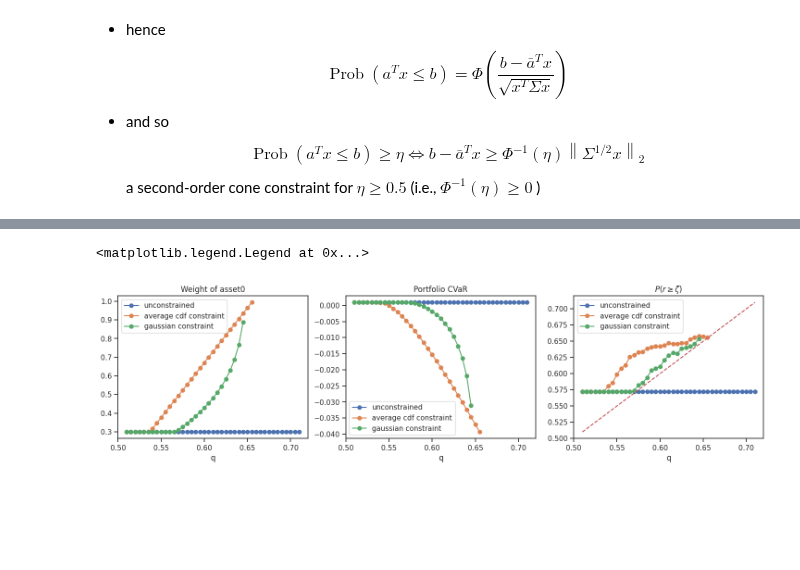
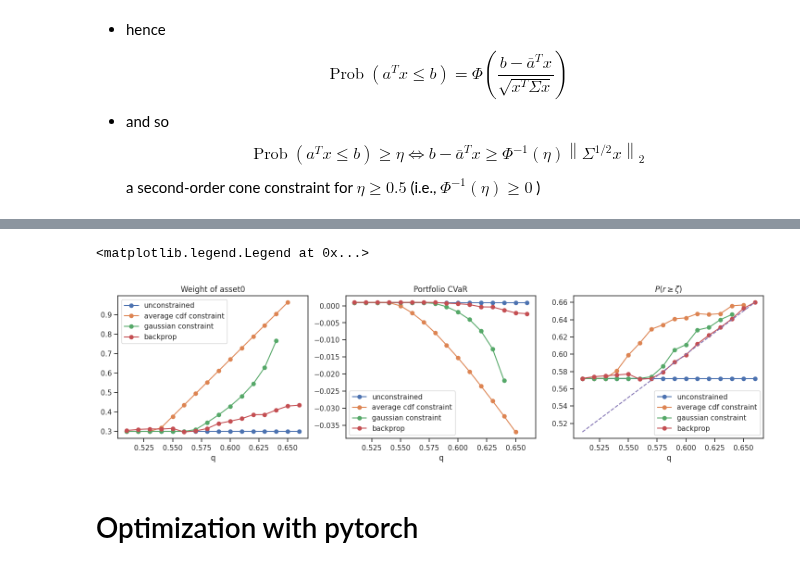
Before and after one commit to starovoitovs/defi, a Jupyter notebook: generator_cvar_soc.ipynb, the cells around one changed output, grey strips where cells are left out. Cells and saved outputs as stored; diff of their text form; code cells hidden in the pictures; blank space fills up the shorter version.

Commit message:
Add pytorch algo

```diff
--- a/generator_cvar_soc.ipynb
+++ b/generator_cvar_soc.ipynb
@@ -254,15 +309,15 @@ constraints = [cp.sum(weights) == 1., weights <= 1., weights * 1000 >= 0]
 # CVaR constraints
 constraints += [Z * 1000 >= 0, Z * 1000 >= -X * 1000 - var * 1000]
 
-# lower bound: average of emp cdf:
-# might not be a valid constraint!
-emp_cdf_005 = np.mean(log_ret >= 0.05, axis=0)
-constraints += [emp_cdf_005 @ weights * 1000 >= q * 1000]
+# # lower bound: average of emp cdf:
+# # might not be a valid constraint!
+# emp_cdf_005 = np.mean(log_ret >= 0.05, axis=0)
+# constraints += [emp_cdf_005 @ weights * 1000 >= q * 1000]
 
-# # normal approximation with SOC constraint
-# mean, cov = log_ret.mean(axis=0), np.cov(log_ret.T)
-# sqrtcov = sqrtm(cov)
-# constraints += [cp.SOC((-zeta + mean @ weights) / norm.ppf(q), sqrtcov @ weights)]
+# normal approximation with SOC constraint
+mean, cov = log_ret.mean(axis=0), np.cov(log_ret.T)
+sqrtcov = sqrtm(cov)
+constraints += [cp.SOC((-zeta + mean @ weights) / norm.ppf(q), sqrtcov @ weights)]
 
 # # naive idea for the return constraint:
 # constraints += [cp.sum(log_ret @ weights >= zeta) >= q * N_returns]
@@ -290,6 +345,6 @@ Portfolio weights:
 # %%
-N_points = 41
-N_additional_constraints = 3
+N_points = 21
+N_additional_constraints = 4
 N_metrics = 3
 
 qs = np.linspace(0.51, 0.71, N_points)
@@ -313,7 +368,7 @@ for i, q in tqdm(enumerate(qs)):
 
     arr = []
 
-    # unconstrained
+    # unconstrained, for demostration purposes
     arr += [[]]
 
     # lower bound: average of emp cdf:
@@ -357,6 +412,12 @@ for i, q in tqdm(enumerate(qs)):
         except:
             continue
 
-    # if failed for all constraints, break
-    if N_completed == 0:
+    try:
+        weights, cvar, q_out = backprop(q)
+        results[i, -1, 0], results[i, -1, 1], results[i, -1, 2] = weights[0], cvar, q_out
+    except:
+        pass
+
+    # if failed for all constraints apart from unconstrained, break
+    if N_completed == 1:
         break
@@ -363,28 +438,33 @@ for i, q in tqdm(enumerate(qs)):
 # %%
 fig, ax = plt.subplots(ncols=3, figsize=(18, 4))
 
 ax[0].set_title('Weight of asset0')
 ax[0].plot(qs, results[:, 0, 0], marker='o', label='unconstrained')
 ax[0].plot(qs, results[:, 1, 0], marker='o', label='average cdf constraint')
 ax[0].plot(qs, results[:, 2, 0], marker='o', label='gaussian constraint')
+ax[0].plot(qs, results[:, 3, 0], marker='o', label='backprop')
 ax[0].set_xlabel('q')
 ax[0].legend()
 
 ax[1].set_title('Portfolio CVaR')
 ax[1].plot(qs, results[:, 0, 1], marker='o', label='unconstrained')
 ax[1].plot(qs, results[:, 1, 1], marker='o', label='average cdf constraint')
 ax[1].plot(qs, results[:, 2, 1], marker='o', label='gaussian constraint')
+ax[1].plot(qs, results[:, 3, 1], marker='o', label='backprop')
 ax[1].set_xlabel('q')
 ax[1].legend()
 
 ax[2].set_title('$P(r \geq \zeta)$')
 ax[2].plot(qs, results[:, 0, 2], marker='o', label='unconstrained')
 ax[2].plot(qs, results[:, 1, 2], marker='o', label='average cdf constraint')
 ax[2].plot(qs, results[:, 2, 2], marker='o', label='gaussian constraint')
-# i0, i1 = np.argmax(~np.isnan(results).any(axis=(1, 2))), np.argmin(~np.isnan(results).any(axis=(1, 2))) + 1
-ax[2].plot(qs, qs, ls='--')
+ax[2].plot(qs, results[:, 3, 2], marker='o', label='backprop')
+i0, i1 = np.argmax(~np.isnan(results).any(axis=(1, 2))), np.argmin(~np.isnan(results).any(axis=(1, 2))) + 2
+ax[2].plot(qs[i0:i1], qs[i0:i1], ls='--')
 ax[2].set_xlabel('q')
 ax[2].legend()
 # %% [output]
 <matplotlib.legend.Legend at 0x...>
-[figure, old version]
+[figure, new version]
+# %% [markdown]
+# Optimization with pytorch
```
Also changed, not shown: parts of 12 cells of this notebook.
